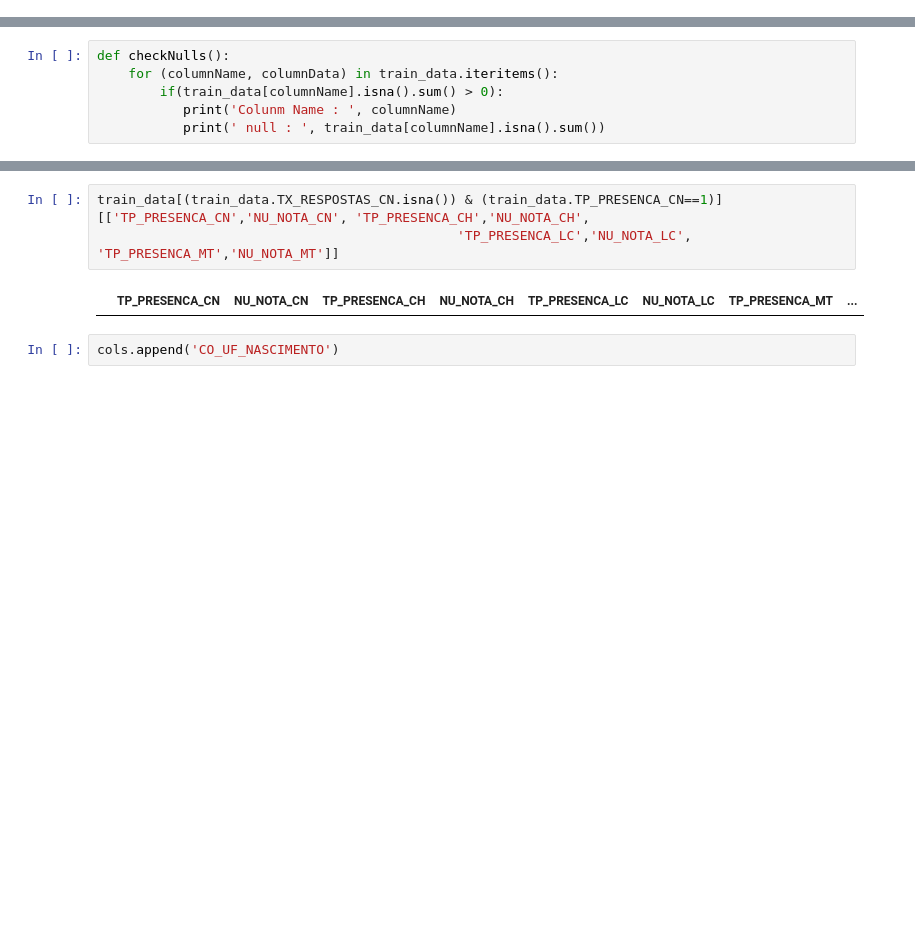
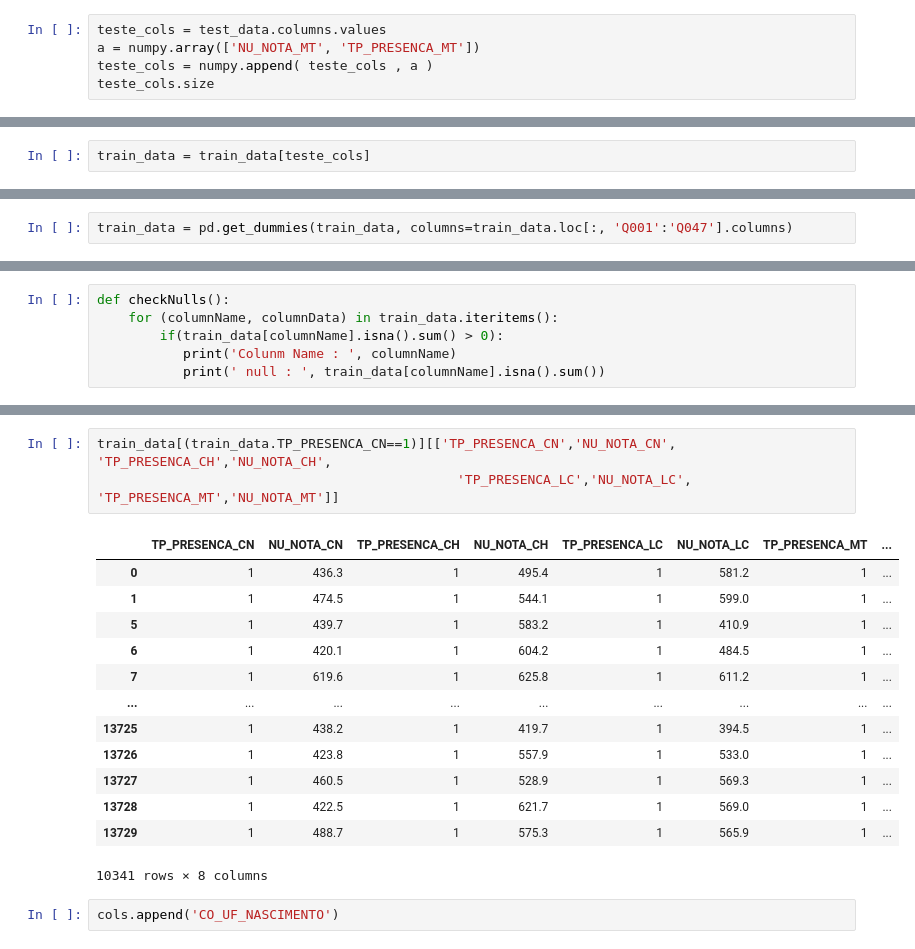
Before and after one commit to DonatoWill/Python, a Jupyter notebook: Desafio-Codenation/previsao-notas-enem-edited.ipynb, the cells around one changed output, grey strips where cells are left out. Drawn from its saved outputs; the diff is of its cells as text; blank space fills up the shorter version.

```diff
--- a/Desafio-Codenation/previsao-notas-enem-edited.ipynb
+++ b/Desafio-Codenation/previsao-notas-enem-edited.ipynb
@@ -42,0 +61,5 @@ train_data.shape
+# %%
+teste_cols = test_data.columns.values
+a = numpy.array(['NU_NOTA_MT', 'TP_PRESENCA_MT'])
+teste_cols = numpy.append( teste_cols , a )
+teste_cols.size
@@ -43 +68,3 @@ train_data.shape
+# %%
+train_data = train_data[teste_cols]
 # %%
@@ -56,5 +80,7 @@ train_data.describe()
 # %%
 train_data['TP_SEXO'] = np.where(train_data['TP_SEXO'] == 'F', 0, 1)
+# %%
+train_data = pd.get_dummies(train_data, columns=train_data.loc[:, 'Q001':'Q047'].columns)
 # %%
 train_data.head()
 # %% [output]
@@ -221,7 +203,19 @@ def checkNulls():
 # %%
-train_data[(train_data.TX_RESPOSTAS_CN.isna()) & (train_data.TP_PRESENCA_CN==1)][['TP_PRESENCA_CN','NU_NOTA_CN', 'TP_PRESENCA_CH','NU_NOTA_CH',
+train_data[(train_data.TP_PRESENCA_CN==1)][['TP_PRESENCA_CN','NU_NOTA_CN', 'TP_PRESENCA_CH','NU_NOTA_CH',
                                               'TP_PRESENCA_LC','NU_NOTA_LC', 'TP_PRESENCA_MT','NU_NOTA_MT']]
 # %% [output]
 |  | TP_PRESENCA_CN | NU_NOTA_CN | TP_PRESENCA_CH | NU_NOTA_CH | TP_PRESENCA_LC | NU_NOTA_LC | TP_PRESENCA_MT | ... |
+| 0 | 1 | 436.3 | 1 | 495.4 | 1 | 581.2 | 1 | ... |
+| 1 | 1 | 474.5 | 1 | 544.1 | 1 | 599.0 | 1 | ... |
+| 5 | 1 | 439.7 | 1 | 583.2 | 1 | 410.9 | 1 | ... |
+| 6 | 1 | 420.1 | 1 | 604.2 | 1 | 484.5 | 1 | ... |
+| 7 | 1 | 619.6 | 1 | 625.8 | 1 | 611.2 | 1 | ... |
+| ... | ... | ... | ... | ... | ... | ... | ... | ... |
+| 13725 | 1 | 438.2 | 1 | 419.7 | 1 | 394.5 | 1 | ... |
+| 13726 | 1 | 423.8 | 1 | 557.9 | 1 | 533.0 | 1 | ... |
+| 13727 | 1 | 460.5 | 1 | 528.9 | 1 | 569.3 | 1 | ... |
+| 13728 | 1 | 422.5 | 1 | 621.7 | 1 | 569.0 | 1 | ... |
+| 13729 | 1 | 488.7 | 1 | 575.3 | 1 | 565.9 | 1 | ... |
+10341 rows × 8 columns
 # %%
 cols.append('CO_UF_NASCIMENTO')
```
Also changed, not shown: parts of 117 cells of this notebook, 26 other files.
